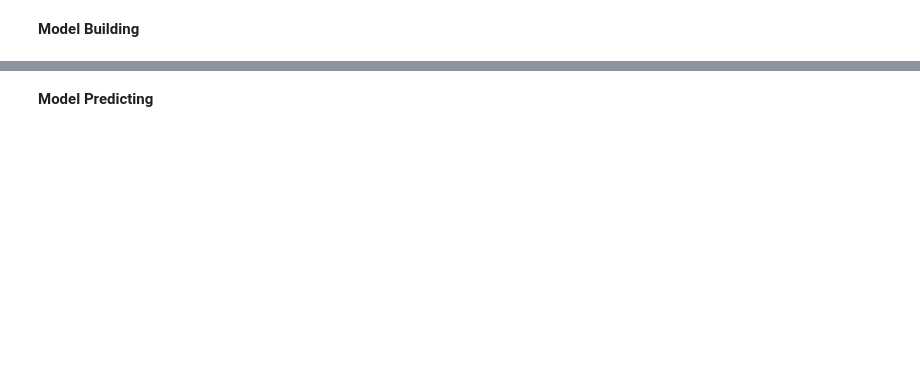
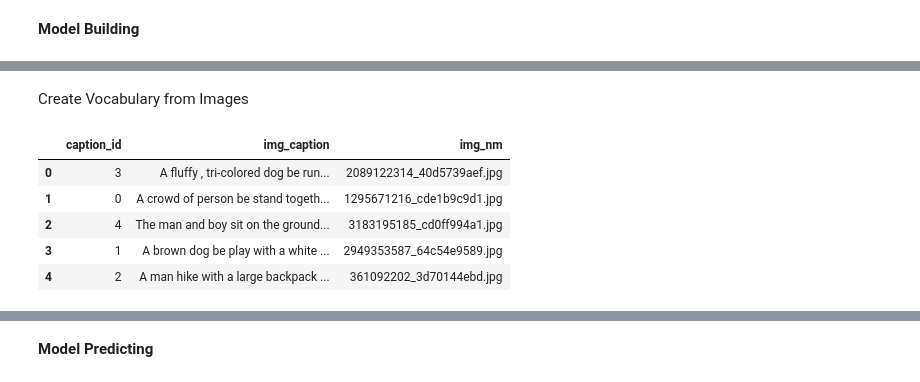
Before and after one commit to ankygupta9999/image-caption-generator, a Jupyter notebook: DL_Assignment2-AM.ipynb, the cells around one changed output, grey strips where cells are left out. Cells and saved outputs as stored; diff of their text form; code cells hidden in the pictures; blank space fills up the shorter version.

```diff
--- a/DL_Assignment2-AM.ipynb
+++ b/DL_Assignment2-AM.ipynb
@@ -595,0 +218,2 @@ InvalidArgumentError: ignored
+# %% [markdown]
+Create Vocabulary from Images
@@ -595,0 +279,9 @@ InvalidArgumentError: ignored
+# %%
+raw_df.head()
+# %% [output]
+|  | caption_id | img_caption | img_nm |
+| 0 | 3 | A fluffy , tri-colored dog be run... | 2089122314_40d5739aef.jpg |
+| 1 | 0 | A crowd of person be stand togeth... | 1295671216_cde1b9c9d1.jpg |
+| 2 | 4 | The man and boy sit on the ground... | 3183195185_cd0ff994a1.jpg |
+| 3 | 1 | A brown dog be play with a white ... | 2949353587_64c54e9589.jpg |
+| 4 | 2 | A man hike with a large backpack ... | 361092202_3d70144ebd.jpg |
```
Also changed, not shown: parts of 86 cells of this notebook.
